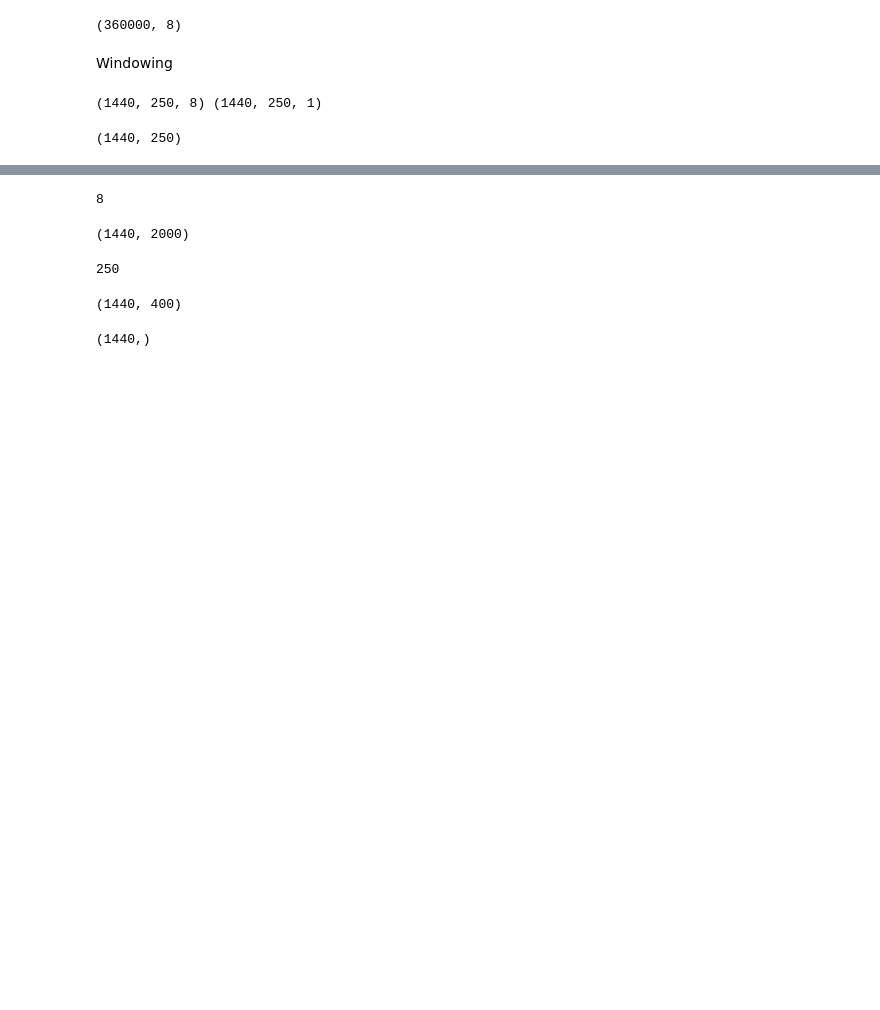
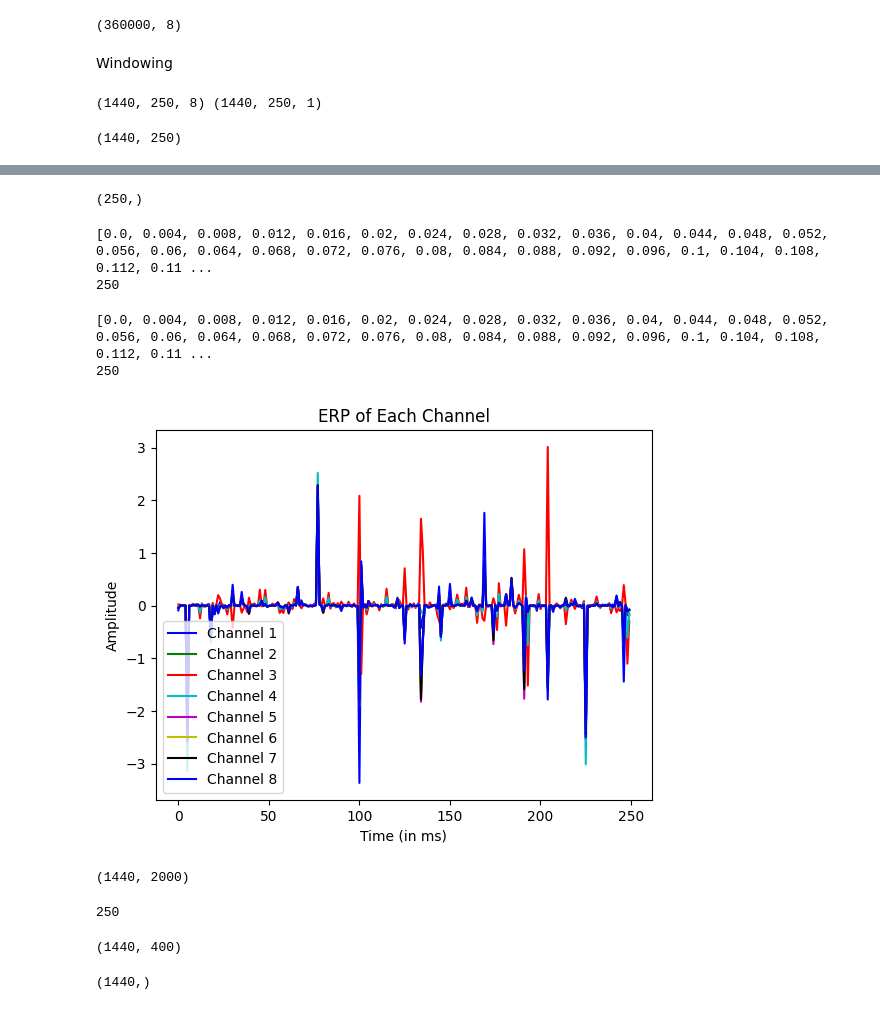
Before and after one commit to AbiriLab/Neurofeedback-Based-BCI, a Jupyter notebook: SVM for Unicorn Data/Classificaton.ipynb, the cells around one changed output, grey strips where cells are left out. Drawn from its saved outputs; the diff is of its cells as text; code cells hidden in the pictures; blank space fills up the shorter version.

```diff
--- a/SVM for Unicorn Data/Classificaton.ipynb
+++ b/SVM for Unicorn Data/Classificaton.ipynb
@@ -161,7 +167,19 @@ X[:,:, 7].shape
 # %%
-X.shape[2]
+X[5,:, 2].shape
 # %% [output]
-8
+(250,)
+# %%
+fs=250
+time_list=[]
+for n in range(X.shape[1]):
+    time = (n)/(1*fs)
+    time_list.append(time)
+
+print(time_list)
+print(len(time_list))
+# %% [output]
+[0.0, 0.004, 0.008, 0.012, 0.016, 0.02, 0.024, 0.028, 0.032, 0.036, 0.04, 0.044, 0.048, 0.052, 0.056, 0.06, 0.064, 0.068, 0.072, 0.076, 0.08, 0.084, 0.088, 0.092, 0.096, 0.1, 0.104, 0.108, 0.112, 0.11 ...
+250
 # %%
 import numpy as np
 from scipy.signal import find_peaks
@@ -207,5 +226,66 @@ for channel in range(X.shape[2]):
 
 features = np.array(features)
+# %%
+import numpy as np
+from scipy.signal import find_peaks
+
+fs=250
+time_list=[]
+for n in range(X.shape[1]):
+    time = (n)/(1*fs)
+    time_list.append(time)
+
+
+
+sample_rate = 250  # adjust this if your sample rate is different
+time_window = sample_rate * 1  # 1 second window
+
+# initialize empty lists to hold your features
+features = []
+
+# loop over your channels
+for channel in range(X.shape[2]):
+    # loop over your ERPs
+    for i, event_timestamp in enumerate(time_list):
+        # convert the event timestamp to a sample index
+        event_index = int(event_timestamp * sample_rate)
+        # extract the ERP
+        erp = X[event_index : event_index + time_window, channel]
+
+        for sub_channel in range(erp.shape[1]):
+            # find the peak for each sub-channel
+            peaks, _ = find_peaks(erp[:, sub_channel])
+            # check if peaks were found, if not, continue to next iteration
+            if len(peaks) == 0:
+                continue
+            # get the amplitude and latency of the largest peak
+            peak_amplitude = np.max(erp[peaks, sub_channel])
+            peak_latency = np.argmax(erp[peaks, sub_channel]) / sample_rate
+            # append the features to your list
+            features.append([channel, sub_channel, peak_amplitude, peak_latency, y[i]])  # include the label
+
+features = np.array(features)
+# %% [output]
+[0.0, 0.004, 0.008, 0.012, 0.016, 0.02, 0.024, 0.028, 0.032, 0.036, 0.04, 0.044, 0.048, 0.052, 0.056, 0.06, 0.064, 0.068, 0.072, 0.076, 0.08, 0.084, 0.088, 0.092, 0.096, 0.1, 0.104, 0.108, 0.112, 0.11 ...
+250
+# %%
+import matplotlib.pyplot as plt
+
+# Define color cycle, extend this list for more channels
+colors = ['b', 'g', 'r', 'c', 'm', 'y', 'k']
+
+# Loop over channels
+for channel in range(erp.shape[1]):
+    # Plot ERP of the channel with specific color
+    plt.plot(erp[:, channel], color=colors[channel % len(colors)])
+
+plt.title('ERP of Each Channel')
+plt.xlabel('Time (in ms)')
+plt.ylabel('Amplitude')
+plt.legend([f'Channel {i+1}' for i in range(erp.shape[1])])  # Add legend
+plt.show()
+# %% [output]
+[figure, added]
 # %%
 array_3d = X.reshape(1440, 250*8)
 print(array_3d.shape)
```
Also changed, not shown: parts of 2 cells of this notebook, 2 other files.
